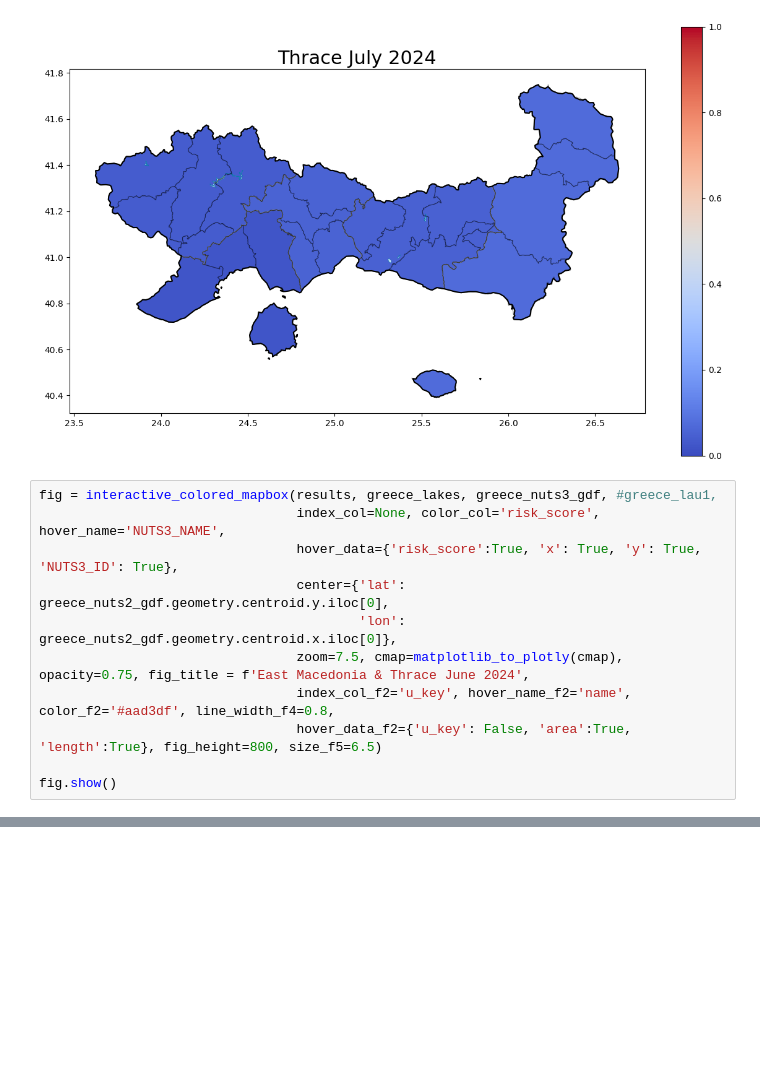
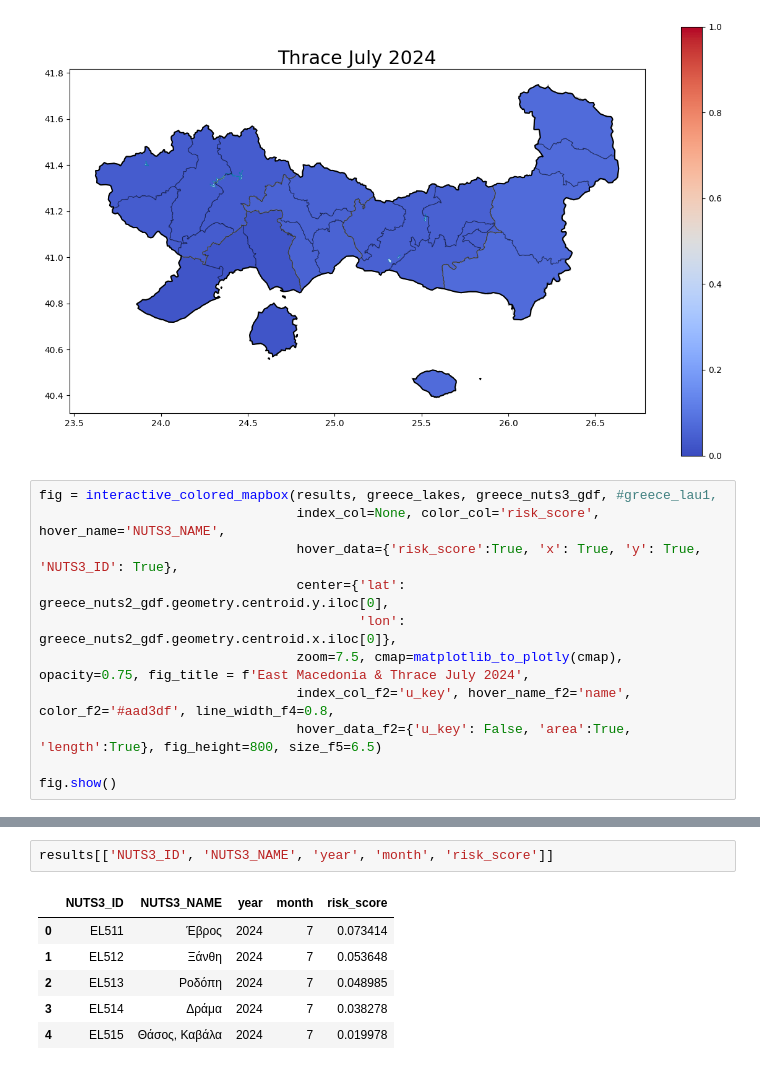
Before and after one commit to dsainidis/MBD-Prediction, a Jupyter notebook: NUTS3 Level/Greece/notebooks/Thrace/predictions/GR_Thrace_NUTS3_Predictions_07_2024.ipynb, the cells around one changed output, grey strips where cells are left out. Drawn from its saved outputs; the diff is of its cells as text; blank space fills up the shorter version.

```diff
--- a/NUTS3 Level/Greece/notebooks/Thrace/predictions/GR_Thrace_NUTS3_Predictions_07_2024.ipynb
+++ b/NUTS3 Level/Greece/notebooks/Thrace/predictions/GR_Thrace_NUTS3_Predictions_07_2024.ipynb
@@ -231,7 +231,7 @@ fig = interactive_colored_mapbox(results, greece_lakes, greece_nuts3_gdf, #greec
                                  hover_data={'risk_score':True, 'x': True, 'y': True, 'NUTS3_ID': True},
                                  center={'lat': greece_nuts2_gdf.geometry.centroid.y.iloc[0],
                                          'lon': greece_nuts2_gdf.geometry.centroid.x.iloc[0]},
-                                 zoom=7.5, cmap=matplotlib_to_plotly(cmap), opacity=0.75, fig_title = f'East Macedonia & Thrace June 2024',
+                                 zoom=7.5, cmap=matplotlib_to_plotly(cmap), opacity=0.75, fig_title = f'East Macedonia & Thrace July 2024',
                                  index_col_f2='u_key', hover_name_f2='name', color_f2='#aad3df', line_width_f4=0.8,
                                  hover_data_f2={'u_key': False, 'area':True, 'length':True}, fig_height=800, size_f5=6.5)
 
@@ -245,3 +245,12 @@ results
 | 2 | EL513 | 2024 | 7 | 25.5204 | 41.1116 | 0.048985 | Ροδόπη | POLYGON ((25.90644 41.30757, 25.9... |
 | 3 | EL514 | 2024 | 7 | 24.1807 | 41.3008 | 0.038278 | Δράμα | POLYGON ((24.78396 41.36019, 24.7... |
 | 4 | EL515 | 2024 | 7 | 24.4386 | 40.9156 | 0.019978 | Θάσος, Καβάλα | MULTIPOLYGON (((24.81349 40.85809... |
+# %%
+results[['NUTS3_ID', 'NUTS3_NAME', 'year', 'month', 'risk_score']]
+# %% [output]
+|  | NUTS3_ID | NUTS3_NAME | year | month | risk_score |
+| 0 | EL511 | Έβρος | 2024 | 7 | 0.073414 |
+| 1 | EL512 | Ξάνθη | 2024 | 7 | 0.053648 |
+| 2 | EL513 | Ροδόπη | 2024 | 7 | 0.048985 |
+| 3 | EL514 | Δράμα | 2024 | 7 | 0.038278 |
+| 4 | EL515 | Θάσος, Καβάλα | 2024 | 7 | 0.019978 |
```
Also changed, not shown: parts of 1 cell of this notebook, 5 other files.
